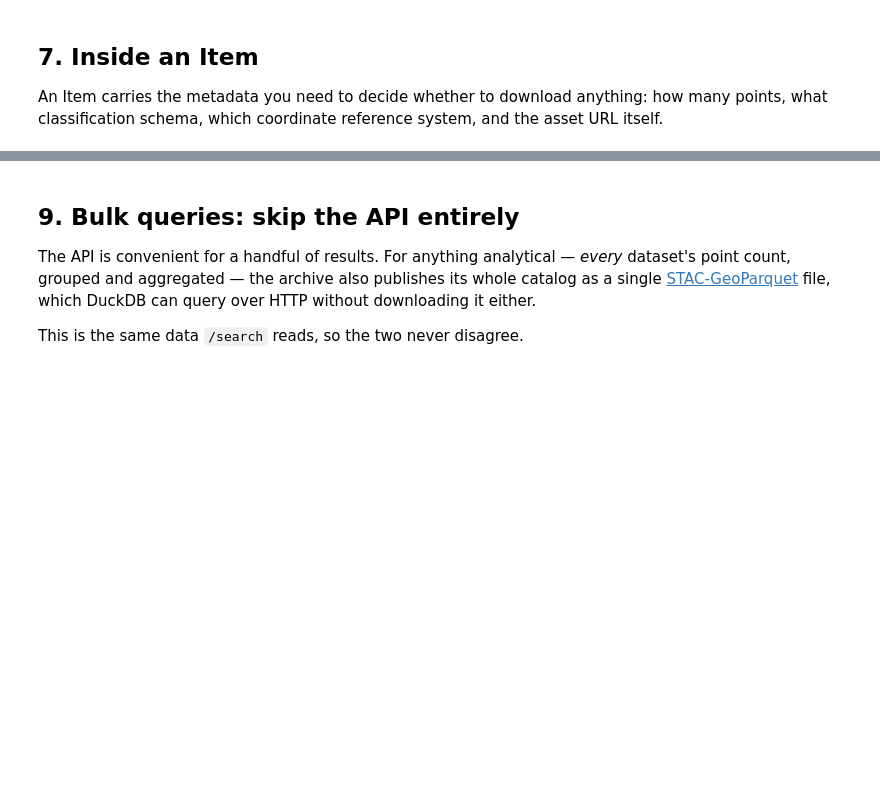
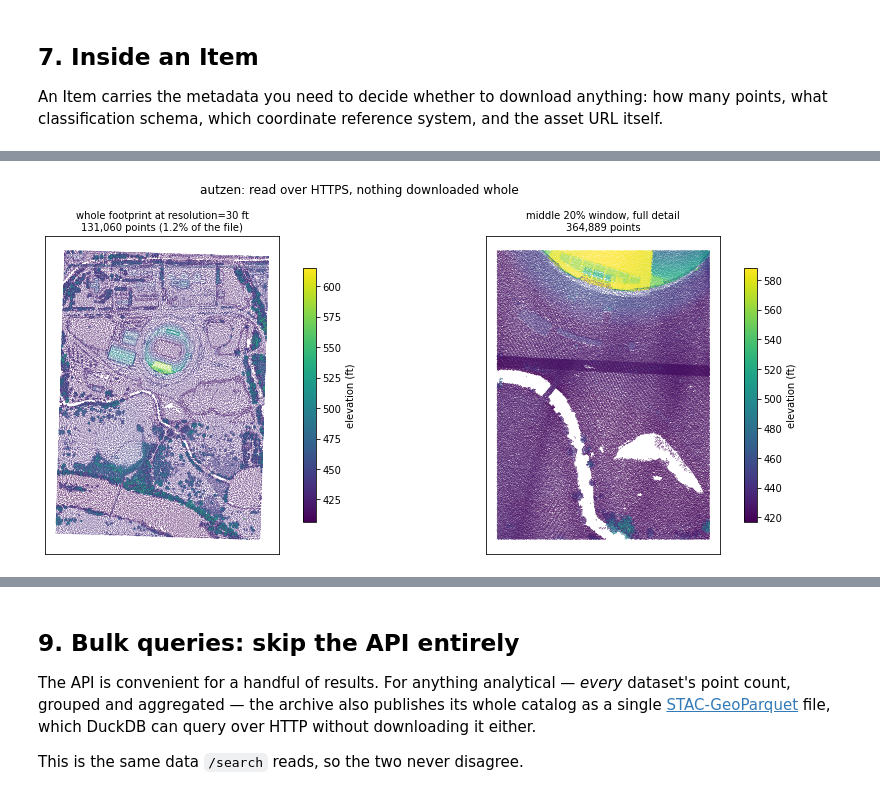
Before and after one commit to hobuinc/pointcloud.org, a Jupyter notebook: examples/pystac-client-quickstart.ipynb, the cells around one changed output, grey strips where cells are left out. Saved outputs shown, nothing was run; the diff lists cells and outputs as text; code cells hidden in the pictures; blank space fills up the shorter version.

```diff
--- a/examples/pystac-client-quickstart.ipynb
+++ b/examples/pystac-client-quickstart.ipynb
@@ -321,0 +361,10 @@ PDAL not installed — install python-pdal to run this, or try the URL directly:
+# %%
+span = hdr.maxs - hdr.mins
+middle = Bounds(
+    mins=np.array([hdr.mins[0] + span[0] * 0.40, hdr.mins[1] + span[1] * 0.40, hdr.mins[2]]),
+    maxs=np.array([hdr.mins[0] + span[0] * 0.60, hdr.mins[1] + span[1] * 0.60, hdr.maxs[2]]),
+)
+
+sub = reader.query(bounds=middle)
+print(f"middle 20% of the footprint (full elevation range): {len(sub):,} points")
+print(f"{len(sub) / hdr.point_count:.2%} of the file — and only the octree nodes covering that window were fetched")
@@ -321,0 +381,34 @@ PDAL not installed — install python-pdal to run this, or try the URL directly:
+# %%
+import matplotlib.pyplot as plt
+from matplotlib.colors import ListedColormap, BoundaryNorm
+
+# Modest raster size on purpose: this notebook is committed with its outputs, and a
+# dense scatter of several hundred thousand points can weigh more than a megabyte.
+plt.rcParams["figure.dpi"] = 72
+
+OVERVIEW_RES = 30.0
+overview = reader.query(resolution=OVERVIEW_RES)
+detail = reader.query(bounds=middle)
+draw = detail[::2]                      # every other point, for drawing only
+
+fig, axes = plt.subplots(1, 2, figsize=(13, 5.4))
+
+ax = axes[0]
+s = ax.scatter(overview.x, overview.y, c=overview.z, s=0.5, cmap="viridis", linewidths=0)
+ax.set_title(f"whole footprint at resolution={OVERVIEW_RES:g} ft\n{len(overview):,} points "
+             f"({len(overview)/hdr.point_count:.1%} of the file)", fontsize=10)
+fig.colorbar(s, ax=ax, label="elevation (ft)", shrink=0.8)
+
+ax = axes[1]
+s = ax.scatter(draw.x, draw.y, c=draw.z, s=0.5, cmap="viridis", linewidths=0)
+ax.set_title(f"middle 20% window, full detail\n{len(detail):,} points", fontsize=10)
+fig.colorbar(s, ax=ax, label="elevation (ft)", shrink=0.8)
+
+for ax in axes:
+    ax.set_aspect("equal")
+    ax.set_xticks([]); ax.set_yticks([])
+fig.suptitle(f"{item.collection_id}: read over HTTPS, nothing downloaded whole", y=0.98)
+plt.tight_layout()
+plt.show()
+# %% [output]
+[figure, added]
```
Also changed, not shown: parts of 19 cells of this notebook, 1 other file.
